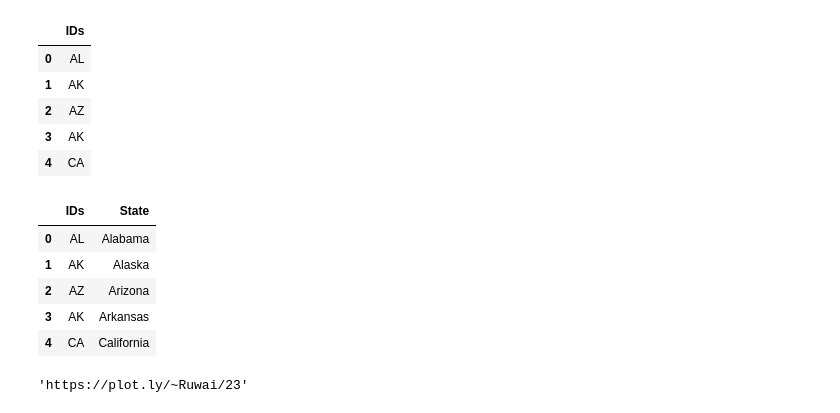
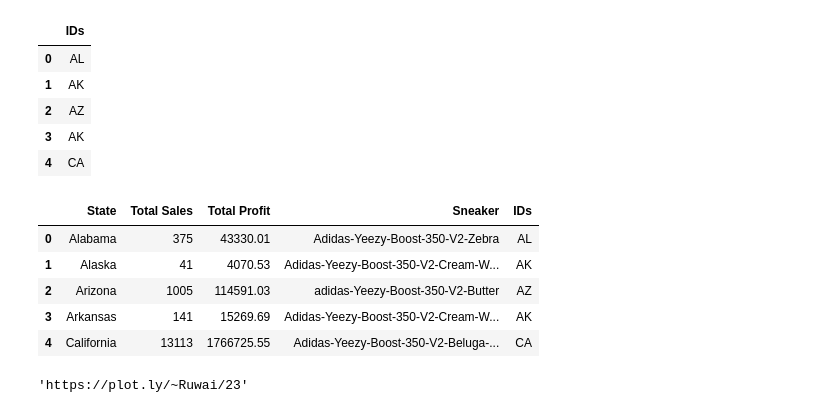
Before and after one commit to sealuwee/stockx-eda-2019, a Jupyter notebook: StockX EDA.ipynb, the cells around one changed output. Drawn from its saved outputs; the diff is of its cells as text; code cells hidden in the pictures.

```diff
--- a/StockX EDA.ipynb
+++ b/StockX EDA.ipynb
@@ -282,5 +290,6 @@ x = sorted(x.items(), key=lambda i: i[1],reverse=True)
 # %%
-yeezy['Favorite'] = yeezy.groupby(['Buyer Region','Sneaker Name']).transform('count')
+yeezy['Favorite'] = yeezy.groupby(['Buyer Region','Sneaker Name'])['Sneaker Name'].transform('count')
+
 yeezy.head()
 # %% [output]
 |  | Order Date | Brand | Sneaker Name | Sale Price | Retail Price | Release Date | Shoe Size | Buyer Region | ... |
@@ -462,14 +471,15 @@ ids_l.head()
 # %%
 ids_l['State'] = xz.index
 ids_l.head()
-yeezy_df = pd.merge()
+yeezy_df = pd.merge(yeezy_df,ids_l, on='State', how='inner', sort=True)
+yeezy_df.head()
 # %% [output]
-|  | IDs | State |
-| 0 | AL | Alabama |
-| 1 | AK | Alaska |
-| 2 | AZ | Arizona |
-| 3 | AK | Arkansas |
-| 4 | CA | California |
+|  | State | Total Sales | Total Profit | Sneaker | IDs |
+| 0 | Alabama | 375 | 43330.01 | Adidas-Yeezy-Boost-350-V2-Zebra | AL |
+| 1 | Alaska | 41 | 4070.53 | Adidas-Yeezy-Boost-350-V2-Cream-W... | AK |
+| 2 | Arizona | 1005 | 114591.03 | adidas-Yeezy-Boost-350-V2-Butter | AZ |
+| 3 | Arkansas | 141 | 15269.69 | Adidas-Yeezy-Boost-350-V2-Cream-W... | AK |
+| 4 | California | 13113 | 1766725.55 | Adidas-Yeezy-Boost-350-V2-Beluga-... | CA |
 # %%
 for col in yeezy_df.columns:
     yeezy_df[col] = yeezy_df[col].astype(str)
```
Also changed, not shown: parts of 3 cells of this notebook.
